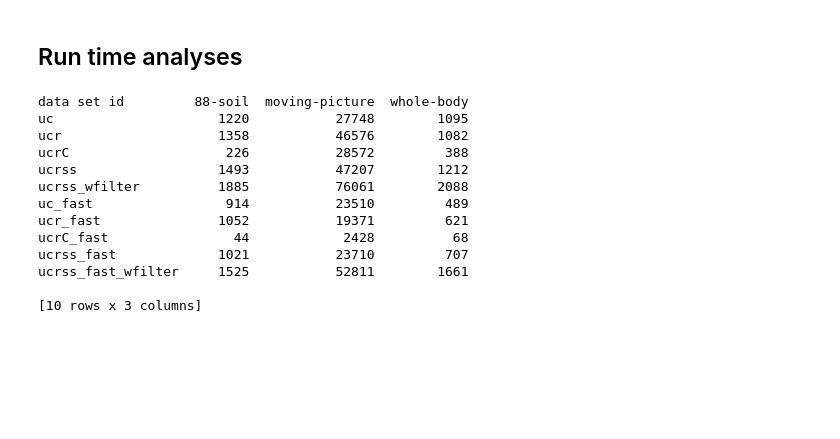
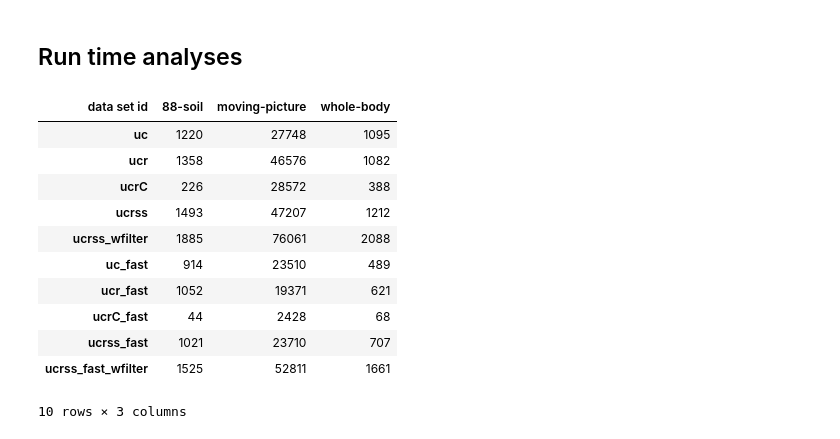
Before and after one commit to caporaso-lab/cloaked-octo-ninja, a Jupyter notebook: analyses.ipynb, the cells around one changed output. Saved outputs shown, nothing was run; the diff lists cells and outputs as text; code cells hidden in the pictures; blank space fills up the shorter version.

Commit message:
cleaned up table

```diff
--- a/analyses.ipynb
+++ b/analyses.ipynb
@@ -141,37 +141,36 @@ month_lookup = {v: k for k,v in enumerate(month_abbr)}
 # %%
 log_fps = glob('*/*/log*txt')
 
 results = []
 for log_fp in log_fps:
     fp_fields = log_fp.split('/')
     data_set_id = fp_fields[0].strip('-otus')
     run_id = fp_fields[1]
     d = !grep "^Logging" $log_fp
     start_fields = d[0].split()
     start_hour, start_minute, start_second = map(int, start_fields[3].split(':'))
     start_day, start_month, start_year = map(int, [start_fields[5], month_lookup[start_fields[6]], start_fields[7]])
     end_fields = d[1].split()
     end_hour, end_minute, end_second = map(int, end_fields[3].split(':'))
     end_day, end_month, end_year = map(int, [end_fields[5], month_lookup[end_fields[6]], end_fields[7]])
     start_datetime = datetime(start_year, start_month, start_day, start_hour, start_minute, start_second)
     end_datetime = datetime(end_year, end_month, end_day, end_hour, end_minute, end_second)
     runtime = (end_datetime - start_datetime).seconds
     results.append((run_id, data_set_id, runtime))
 df = pd.DataFrame.from_records(results, columns=['run id','data set id', 'runtime (s)'])
 df = df.pivot('run id','data set id', 'runtime (s)')
 df = df.reindex_axis(order, axis=0)
-print df
+df
 # %% [output]
+| data set id | 88-soil | moving-picture | whole-body |
+| uc | 1220 | 27748 | 1095 |
+| ucr | 1358 | 46576 | 1082 |
+| ucrC | 226 | 28572 | 388 |
+| ucrss | 1493 | 47207 | 1212 |
+| ucrss_wfilter | 1885 | 76061 | 2088 |
+| uc_fast | 914 | 23510 | 489 |
+| ucr_fast | 1052 | 19371 | 621 |
+| ucrC_fast | 44 | 2428 | 68 |
+| ucrss_fast | 1021 | 23710 | 707 |
+| ucrss_fast_wfilter | 1525 | 52811 | 1661 |
-data set id         88-soil  moving-picture  whole-body
-uc                     1220           27748        1095
-ucr                    1358           46576        1082
-ucrC                    226           28572         388
-ucrss                  1493           47207        1212
-ucrss_wfilter          1885           76061        2088
-uc_fast                 914           23510         489
-ucr_fast               1052           19371         621
-ucrC_fast                44            2428          68
-ucrss_fast             1021           23710         707
-ucrss_fast_wfilter     1525           52811        1661
-
-[10 rows x 3 columns]
+10 rows × 3 columns
```
